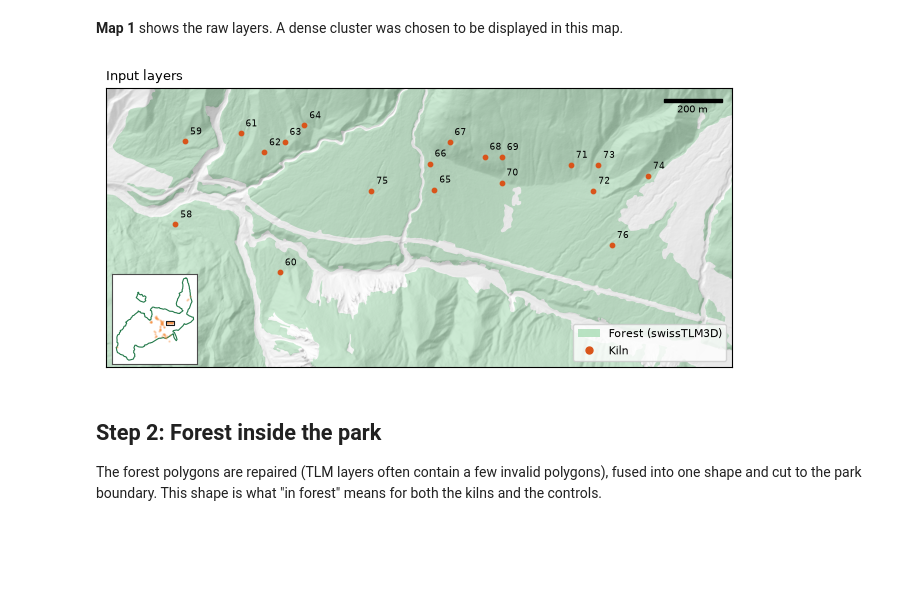
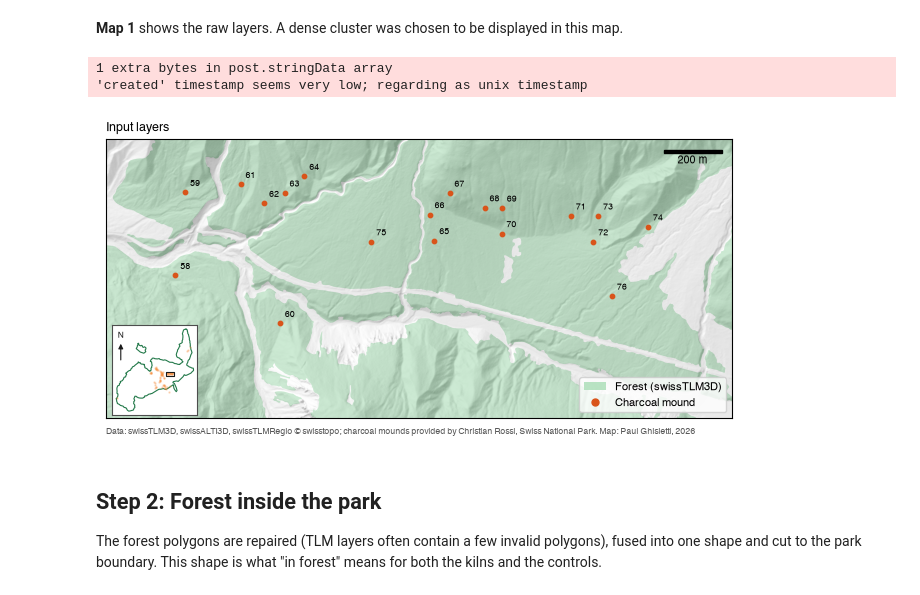
Before and after one commit to fabianott/GEO-715-Project, a Jupyter notebook: new testfolder/control_points.ipynb, the cells around one changed output. Saved outputs shown, nothing was run; the diff lists cells and outputs as text; code cells hidden in the pictures; blank space fills up the shorter version.

Commit message:
homogenisation of font style, colour use and plot size

```diff
--- a/new testfolder/control_points.ipynb
+++ b/new testfolder/control_points.ipynb
@@ -106,6 +106,9 @@ RAY_DX, RAY_DY = (_D * np.sin(_B)).ravel(), (_D * np.cos(_B)).ravel()
 print(f"{RAY_DX.size} ray samples per point")
 
 plt.rcParams.update({
+    "font.family": "sans-serif",
+    "font.sans-serif": ["Helvetica", "Arial", "DejaVu Sans"],
+    "pdf.fonttype": 42,
     "font.size": 9,
     "axes.labelsize": 9,
     "axes.titlesize": 9,
@@ -239,6 +242,11 @@ def add_inset(ax, view=VIEW, width=1.3/6, height=1.3/4, pad=0.01, show_kilns=Fal
     ins.set_ylabel("")
     for side in ins.spines.values():
         side.set_edgecolor("0.3")
+    # North arrow in the top right corner of the inset
+    ins.annotate("", xy=(0.1, 0.82), xytext=(0.1, 0.58), xycoords="axes fraction",
+            arrowprops=dict(arrowstyle="-|>", color="0.1", lw=0.8, mutation_scale=7))
+    ins.text(0.1, 0.84, "N", transform=ins.transAxes, ha="center", va="bottom",
+            fontsize=6, color="0.1")
     return ins
 
 
@@ -272,21 +280,33 @@ def add_hillshade(ax, bounds=VIEW, azimuth=315, altitude=45, alpha=0.35, max_px=
               extent=(bounds[0], bounds[2], bounds[1], bounds[3]), origin="upper", zorder=2)
 
 
-def save_map(fig, name, formats=("png", "pdf")):
+CREDITS = ("Data: swissTLM3D, swissALTI3D, swissTLMRegio © swisstopo; "
+           "charcoal mounds provided by Christian Rossi, Swiss National Park. "
+           "Map: Paul Ghisletti, 2026")
+
+def add_credits(fig, text=CREDITS, pad=0.02):
+    """Small grey source line in the bottom left corner of the figure."""
+    fig.text(pad / fig.get_figwidth(), pad / fig.get_figheight(), text,
+             fontsize="x-small", color="0.35", ha="left", va="bottom")
+
+
+def save_map(fig, name, formats=("png", "pdf"), credits=True):
     """Save a figure as figures/<name>.png and .pdf."""
+    if credits:
+        add_credits(fig)
     for fmt in formats:
         fig.savefig(FIG_DIR / f"{name}.{fmt}", dpi=300, bbox_inches=None)
 
 
-def map_figure(bounds=VIEW, width=6.3, title_h=0.25, pad=0.02):
+def map_figure(bounds=VIEW, width=6.3, title_h=0.25, pad=0.02, credit_h=0.18):
     """Figure exactly `width` inches wide; the height follows from the map extent.
     title_h: space above the map for the title (inches)."""
     xmin, ymin, xmax, ymax = bounds
     map_w = width - 2 * pad
     map_h = map_w * (ymax - ymin) / (xmax - xmin)
-    height = map_h + title_h + 2 * pad
+    height = map_h + title_h + credit_h + 2 * pad
     fig = plt.figure(figsize=(width, height))
-    ax = fig.add_axes([pad / width, pad / height, map_w / width, map_h / height])
+    ax = fig.add_axes([pad / width, (pad + credit_h) / height, map_w / width, map_h / height])
     return fig, ax
 
 
@@ -339,18 +359,20 @@ OBJEKTART
 # %%
 snp_line = gpd.GeoDataFrame(geometry=snp.boundary, crs=CRS)
 OVERVIEW = tuple(kilns.total_bounds + np.array([-500, -500, 500, 500]))
 
 fig, ax = map_figure(VIEW)
 add_hillshade(ax, alpha=0.3)
 draw(ax, [
     (forest, dict(color=C_FOREST, label="Forest (swissTLM3D)", alpha=0.8)),
-    (kilns, dict(color=C_KILN, markersize=10, label="Kiln")),
+    (kilns, dict(color=C_KILN, markersize=10, label="Charcoal mound")),
 ], title="Input layers", bounds=VIEW)
 label_points(ax, kilns, ID_COLUMN, VIEW)
 add_inset(ax, show_kilns=True)
 save_map(fig, "map1_input_layers")
 # %% [output]
+1 extra bytes in post.stringData array
+'created' timestamp seems very low; regarding as unix timestamp
-[figure, old version]
+[figure, new version]
 # %% [markdown]
 ## Step 2: Forest inside the park
 The forest polygons are repaired (TLM layers often contain a few invalid polygons), fused into one shape and cut to the park boundary. This shape is what "in forest" means for both the kilns and the controls.
```
Also changed, not shown: parts of 4 cells of this notebook, 39 other files.
